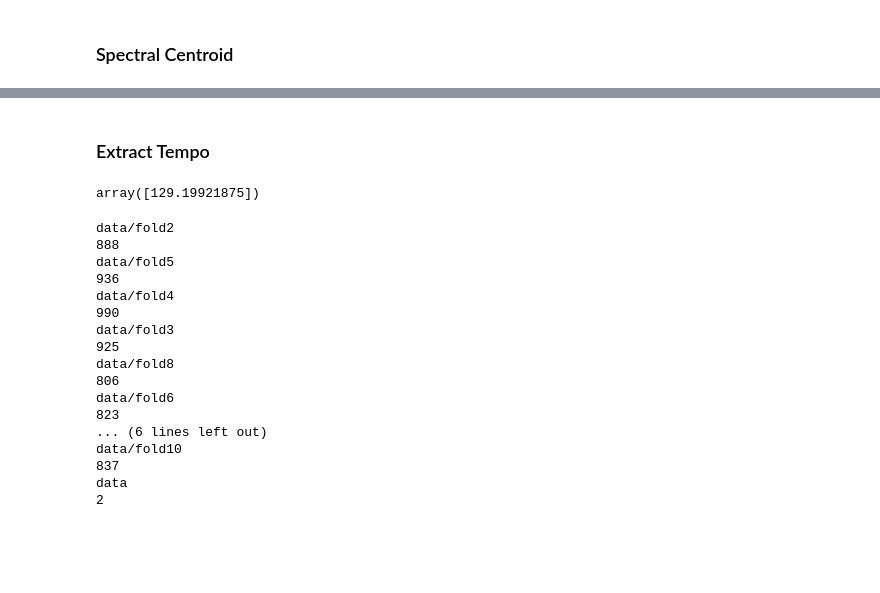
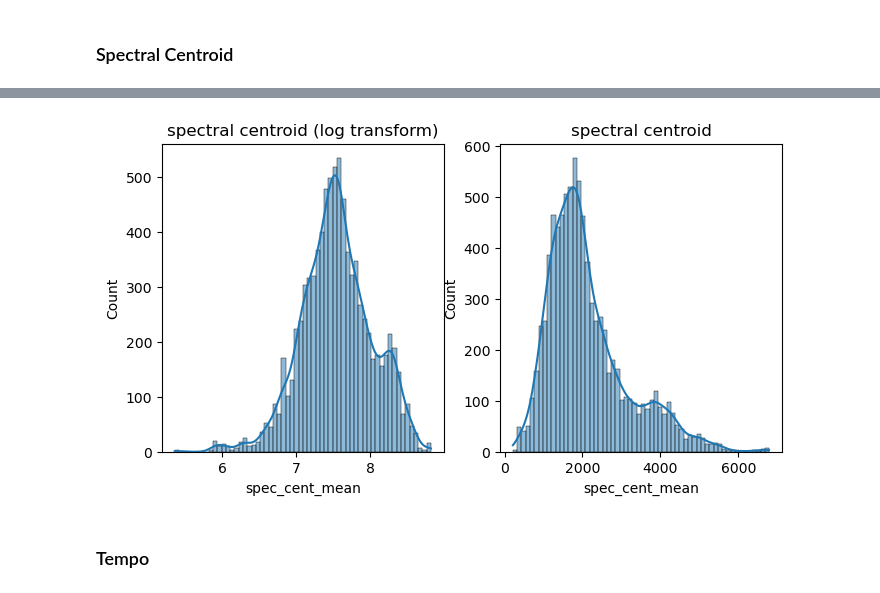
Before and after one commit to juancarlos285/urban-sound-classifier, a Jupyter notebook: nb_1.ipynb, the cells around one changed output, grey strips where cells are left out. Saved outputs shown, nothing was run; the diff lists cells and outputs as text; code cells hidden in the pictures; blank space fills up the shorter version.

```diff
--- a/nb_1.ipynb
+++ b/nb_1.ipynb
@@ -93,2 +222,11 @@ zcr_series.plot(kind='hist');
+# %%
+for file in audio_paths:
+    samples, sample_rate = files_loaded[file]
+    zcr = librosa.feature.zero_crossing_rate(samples)
+    zcr_mean = zcr.mean()
+    zcr_std = zcr.std()
+    file_name = file.split('/')[-1]
+    df.loc[df['slice_file_name'] == file_name, 'zcr_mean'] = zcr_mean
+    df.loc[df['slice_file_name'] == file_name, 'zcr_std'] = zcr_std
 # %% [markdown]
 ### Spectral Centroid
@@ -102,0 +233,11 @@ spec_cent_series.mean()
+# %%
+for file in audio_paths:
+    samples, sample_rate = files_loaded[file]
+    sgram = librosa.stft(samples)
+    sgram_mag, _ = librosa.magphase(sgram)
+    spec_cent = librosa.feature.spectral_centroid(S=sgram_mag)
+    spec_cent_mean = spec_cent.mean()
+    spec_cent_std = spec_cent.std()
+    file_name = file.split('/')[-1]
+    df.loc[df['slice_file_name'] == file_name, 'spec_cent_mean'] = spec_cent_mean
+    df.loc[df['slice_file_name'] == file_name, 'spec_cent_std'] = spec_cent_std
@@ -103,43 +259,17 @@ spec_cent_series.mean()
+# %%
+fig, axes = plt.subplots(ncols = 2, figsize = (8, 4))
+sns.histplot(df['spec_cent_mean'].map(np.log), ax = axes[0], kde = True)
+sns.histplot(df['spec_cent_mean'], ax = axes[1], kde = True)
+axes[0].set_title('spectral centroid (log transform)')
+axes[1].set_title('spectral centroid');
+# %% [output]
+[figure, added]
 # %% [markdown]
-### Extract Tempo
+### Tempo
 # %%
-onset_env = librosa.onset.onset_strength(y=samples, sr=sample_rate)
-tempo = librosa.feature.tempo(onset_envelope=onset_env, sr=sample_rate)
-tempo
+for file in audio_paths:
+    samples, sample_rate = files_loaded[file]
+    onset_env = librosa.onset.onset_strength(y=samples, sr=sample_rate)
+    tempo = librosa.feature.tempo(onset_envelope=onset_env, sr=sample_rate)
+    file_name = file.split('/')[-1]
+    df.loc[df['slice_file_name'] == file_name, 'tempo'] = tempo
-# %% [output]
-array([129.19921875])
-# %%
-def get_files(path:str):
-
-    counter = 0
-
-    for file in os.listdir(path):
-        if os.path.isdir(f"{path}/{file}"):
-            get_files(f"{path}/{file}")
-        else:
-            counter += 1
-    print(path)
-    print(counter)
-    return
-
-
-
-get_files('data')
-# %% [output]
-data/fold2
-888
-data/fold5
-936
-data/fold4
-990
-data/fold3
-925
-data/fold8
-806
-data/fold6
-823
-... (6 lines left out)
-data/fold10
-837
-data
-2
```
Also changed, not shown: parts of 36 cells of this notebook, 3 other files.
